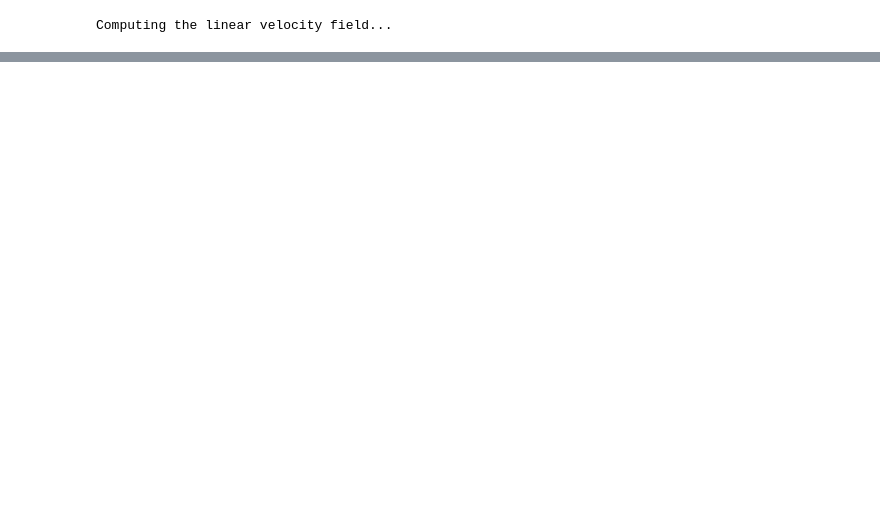
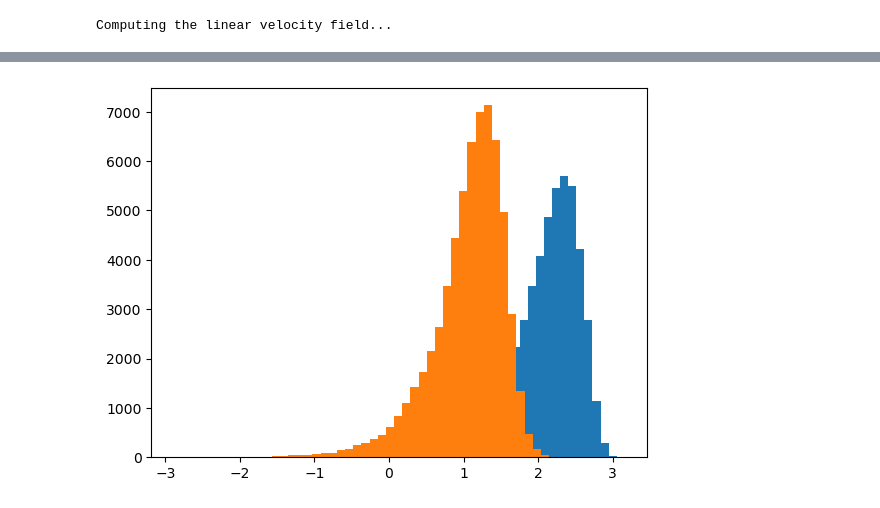
Before and after one commit to eh13913/Velocity-Reconstruction-Project, a Jupyter notebook: Notebooks/Create_Density_Field.ipynb, the cells around one changed output, grey strips where cells are left out. Saved outputs shown, nothing was run; the diff lists cells and outputs as text; code cells hidden in the pictures; blank space fills up the shorter version.

```diff
--- a/Notebooks/Create_Density_Field.ipynb
+++ b/Notebooks/Create_Density_Field.ipynb
@@ -379,3 +388,10 @@ Computing the linear velocity field...
+# %%
+plt.hist(np.log10(mz.flatten()),bins=50);
+plt.hist(np.log10(zvie.flatten()),bins=50);
+# why does it look like this?? is smthn up with the scaling??
+# like all three are like this???????
+# %% [output]
+[figure, added]
 # %%
 def plot_slice_reconstruct(xvelo,yvelo,z1,grid,x_range=x_range,y_range=y_range):
     bins=int(500/grid)
```
Also changed, not shown: parts of 6 cells of this notebook.
